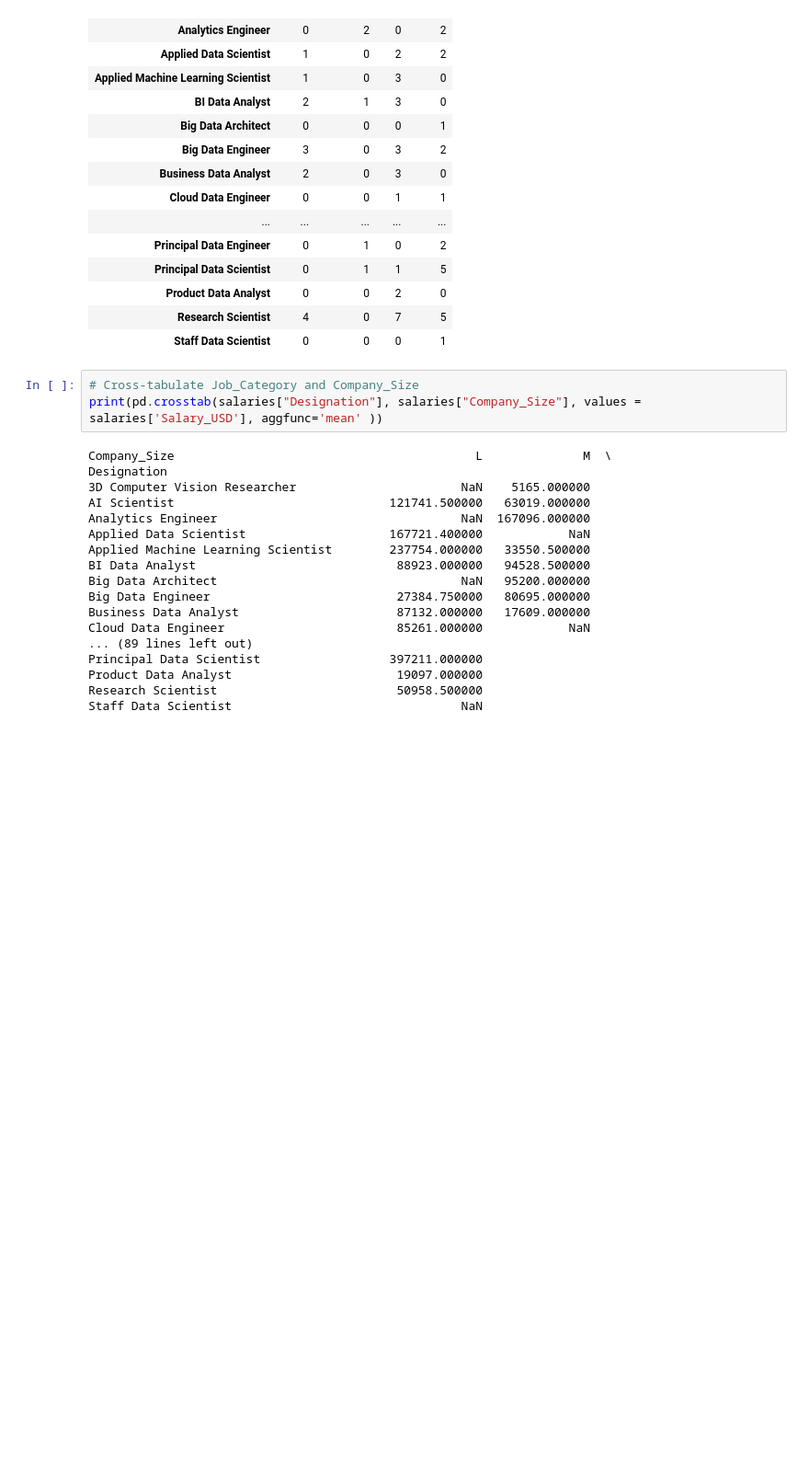
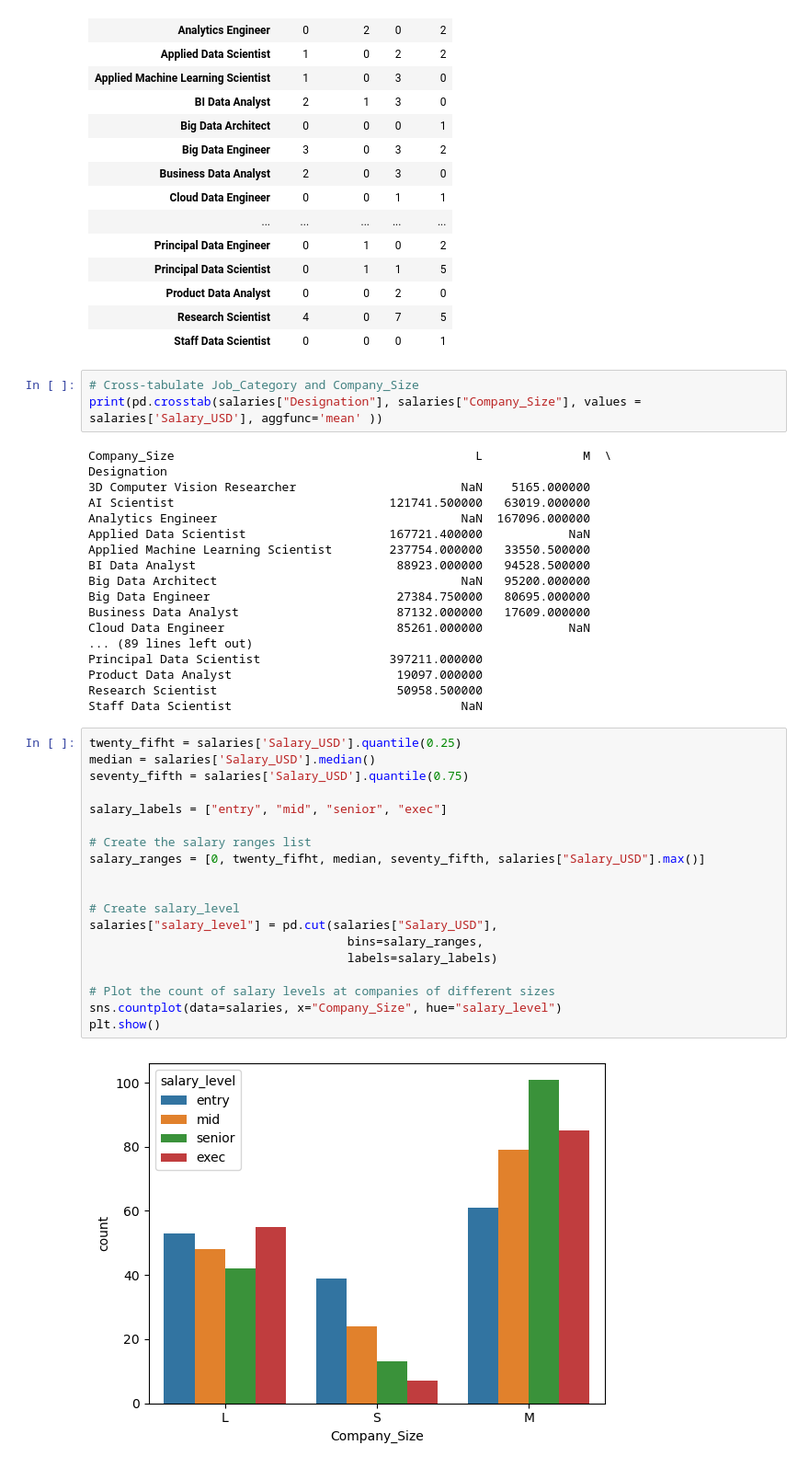
Before and after one commit to Jnn002/dc_datacamp, a Jupyter notebook: Data_analyst_python/chapter_7_EDA/considerations_fot_categ_data.ipynb, the cells around one changed output. Shown: that part at 92% size. Cells and saved outputs as stored; diff of their text form; blank space fills up the shorter version.

```diff
--- a/Data_analyst_python/chapter_7_EDA/considerations_fot_categ_data.ipynb
+++ b/Data_analyst_python/chapter_7_EDA/considerations_fot_categ_data.ipynb
@@ -82,3 +82,24 @@ Principal Data Scientist                  397211.000000
 Product Data Analyst                       19097.000000
 Research Scientist                         50958.500000
 Staff Data Scientist                                NaN
+# %%
+twenty_fifht = salaries['Salary_USD'].quantile(0.25)
+median = salaries['Salary_USD'].median()
+seventy_fifth = salaries['Salary_USD'].quantile(0.75)
+
+salary_labels = ["entry", "mid", "senior", "exec"]
+
+# Create the salary ranges list
+salary_ranges = [0, twenty_fifht, median, seventy_fifth, salaries["Salary_USD"].max()]
+
+
+# Create salary_level
+salaries["salary_level"] = pd.cut(salaries["Salary_USD"],
+                                    bins=salary_ranges,
+                                    labels=salary_labels)
+
+# Plot the count of salary levels at companies of different sizes
+sns.countplot(data=salaries, x="Company_Size", hue="salary_level")
+plt.show()
+# %% [output]
+[figure, added]
```
Also changed, not shown: parts of 1 cell of this notebook.
